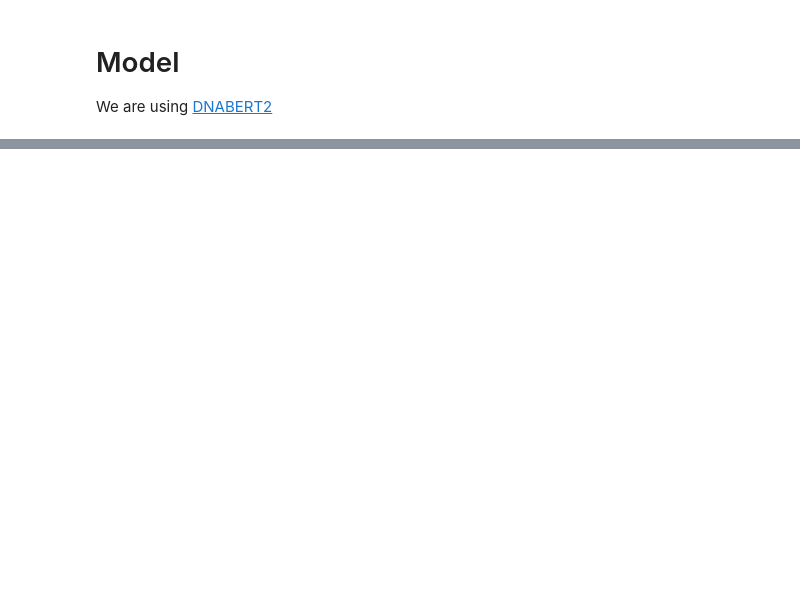
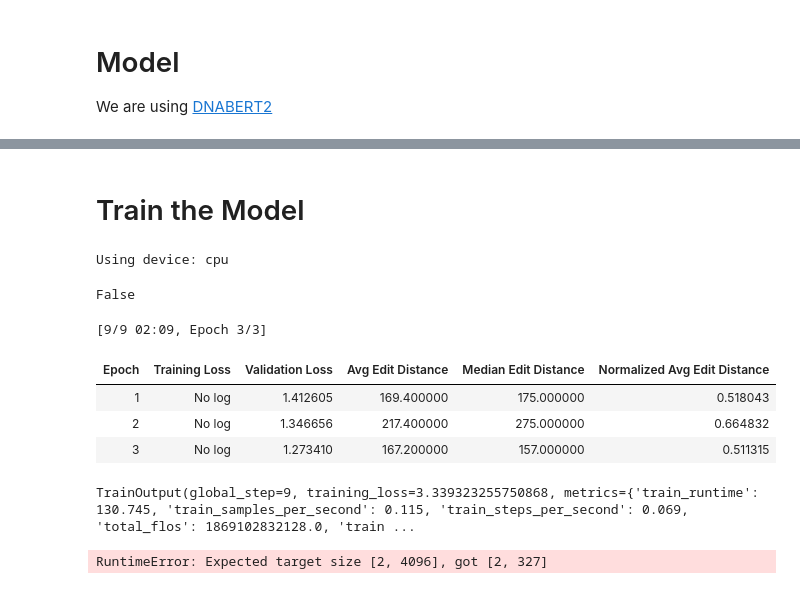
Before and after one commit to nettanetta/mutations-correction, a Jupyter notebook: MLM_DNA_BERT.ipynb, the cells around one changed output, grey strips where cells are left out. Saved outputs shown, nothing was run; the diff lists cells and outputs as text; code cells hidden in the pictures; blank space fills up the shorter version.

Commit message:
update data handling get_item and trainer in MLM_DNA_BERT

```diff
--- a/MLM_DNA_BERT.ipynb
+++ b/MLM_DNA_BERT.ipynb
@@ -105,0 +81,20 @@ BertForMaskedLM(
+# %% [markdown]
+# Train the Model
+# %%
+device = torch.device('cuda' if torch.cuda.is_available() else 'cpu')
+print('Using device:', device)
+lr = 5e-5
+weight_decay = 0.01
+batch_size = 2 # TODO: change to 32
+num_epochs = 3 # TODO: change to ???
+
+
+model = BertForMaskedLM(config).to(device)
+loss_func = torch.nn.CrossEntropyLoss()
+# metric = evaluate.load('seqeval')
+model.to(device)
+optimizer = torch.optim.AdamW(model.parameters(), lr=lr, weight_decay=weight_decay)
+train_loader = DataLoader(mutation_dataset, batch_size=batch_size, collate_fn=collate_fn, shuffle=True)
+eval_loader = DataLoader(mutation_dataset, batch_size=batch_size, collate_fn=collate_fn, shuffle=False)
+# %% [output]
+Using device: cpu
@@ -105,0 +141,41 @@ BertForMaskedLM(
+# %%
+torch.cuda.is_available()
+# %% [output]
+False
+# %%
+from transformers import Trainer, TrainingArguments
+
+# Define training arguments
+training_args = TrainingArguments(
+    output_dir="./models/correction/results",  # output directory
+    overwrite_output_dir=True,
+    num_train_epochs=num_epochs,
+    per_device_train_batch_size=batch_size,
+    save_steps=1,#10_000,
+    save_total_limit=2,
+    logging_dir='./models/correction/logs',
+    evaluation_strategy="epoch",  # Ensure evaluations occur
+
+)
+
+# Initialize the Trainer
+trainer = Trainer(
+    model=model,
+    args=training_args,
+    data_collator=collate_fn,
+    train_dataset=mutation_dataset,
+    eval_dataset=mutation_dataset,
+    tokenizer=tokenizer,
+    optimizers=(optimizer, None),
+    compute_metrics=compute_metrics
+)
+
+# Train the model
+trainer.train()
+# %% [output]
+[9/9 02:09, Epoch 3/3]
+| Epoch | Training Loss | Validation Loss | Avg Edit Distance | Median Edit Distance | Normalized Avg Edit Distance |
+| 1 | No log | 1.412605 | 169.400000 | 175.000000 | 0.518043 |
+| 2 | No log | 1.346656 | 217.400000 | 275.000000 | 0.664832 |
+| 3 | No log | 1.273410 | 167.200000 | 157.000000 | 0.511315 |
+TrainOutput(global_step=9, training_loss=3.339323255750868, metrics={'train_runtime': 130.745, 'train_samples_per_second': 0.115, 'train_steps_per_second': 0.069, 'total_flos': 1869102832128.0, 'train ...
@@ -105,0 +230,13 @@ BertForMaskedLM(
+# %%
+train_model(model,
+            loss_func,
+            train_loader,
+            eval_loader,
+            lr,
+            weight_decay,
+            batch_size,
+            num_epochs,
+            device,
+            optimizer)
+# %% [output]
+RuntimeError: Expected target size [2, 4096], got [2, 327]
```
Also changed, not shown: parts of 9 cells of this notebook, 1 other file.
